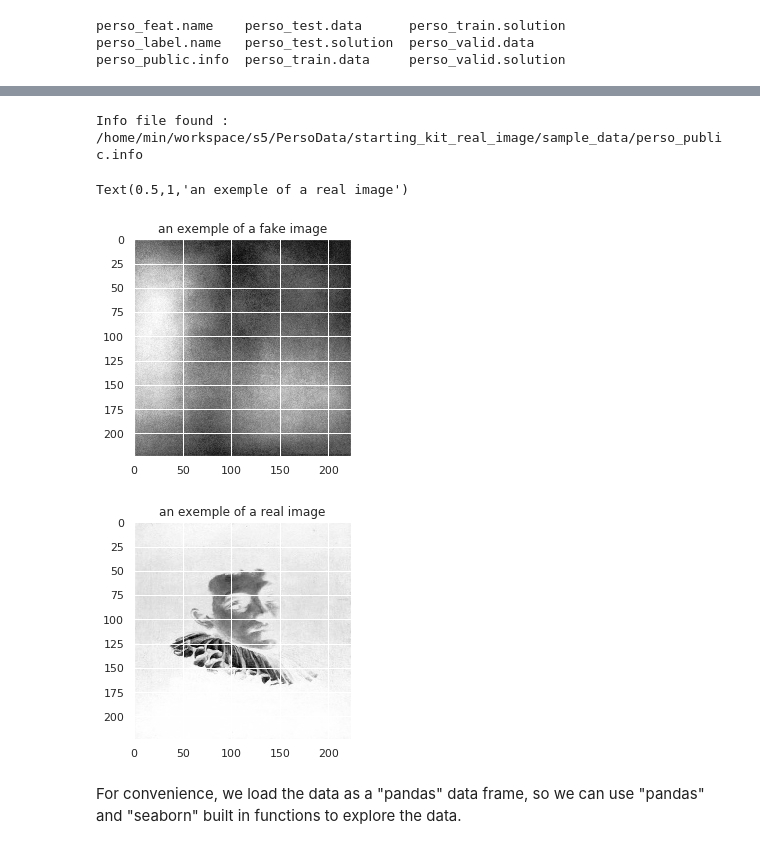
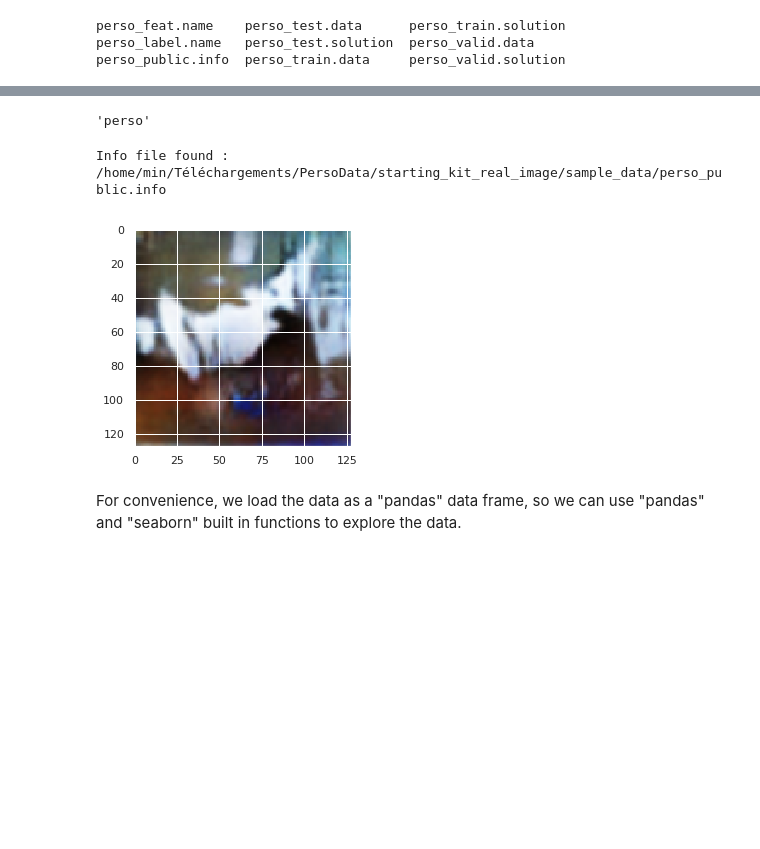
Before and after one commit to issahammoud/PersoData, a Jupyter notebook: starting_kit_real_image/README.ipynb, the cells around one changed output, grey strips where cells are left out. Cells and saved outputs as stored; diff of their text form; code cells hidden in the pictures; blank space fills up the shorter version.

```diff
--- a/starting_kit_real_image/README.ipynb
+++ b/starting_kit_real_image/README.ipynb
@@ -78,21 +82,23 @@ data.head()
-# %%
-from data_manager import DataManager
-import matplotlib.pyplot as plt
-D = DataManager(data_name, data_dir, replace_missing=True)
-train_image = D.data['X_train']
-image = train_image[0].reshape(224,224)
-plt.figure()
-plt.imshow(image, cmap='Greys')
-plt.title("an exemple of a fake image")
-image = train_image[1].reshape(224,224)
-plt.figure()
-plt.imshow(image, cmap='Greys')
-plt.title("an exemple of a real image")
-# %% [output]
-Info file found : /home/min/workspace/s5/PersoData/starting_kit_real_image/sample_data/perso_public.info
-Text(0.5,1,'an exemple of a real image')
-[figure, removed]
-[figure, removed]
+# %%
+data_name
+# %% [output]
+'perso'
+# %%
+from data_manager import DataManager
+import matplotlib.pyplot as plt
+D = DataManager(data_name, data_dir, replace_missing=True)
+# %% [output]
+Info file found : /home/min/Téléchargements/PersoData/starting_kit_real_image/sample_data/perso_public.info
+# %%
+train_image = D.data['X_train']
+image = (train_image[0].reshape(128,128,3))/255
+plt.title("an exemple of a fake image")
+%matplotlib inline
+from matplotlib import pyplot as plt
+plt.imshow(image, interpolation='nearest')
+plt.show()
+# %% [output]
+[figure, added]
 # %% [markdown]
 For convenience, we load the data as a "pandas" data frame, so we can use "pandas" and "seaborn" built in functions to explore the data.
 # %%
```
Also changed, not shown: parts of 19 cells of this notebook, 50 other files.
